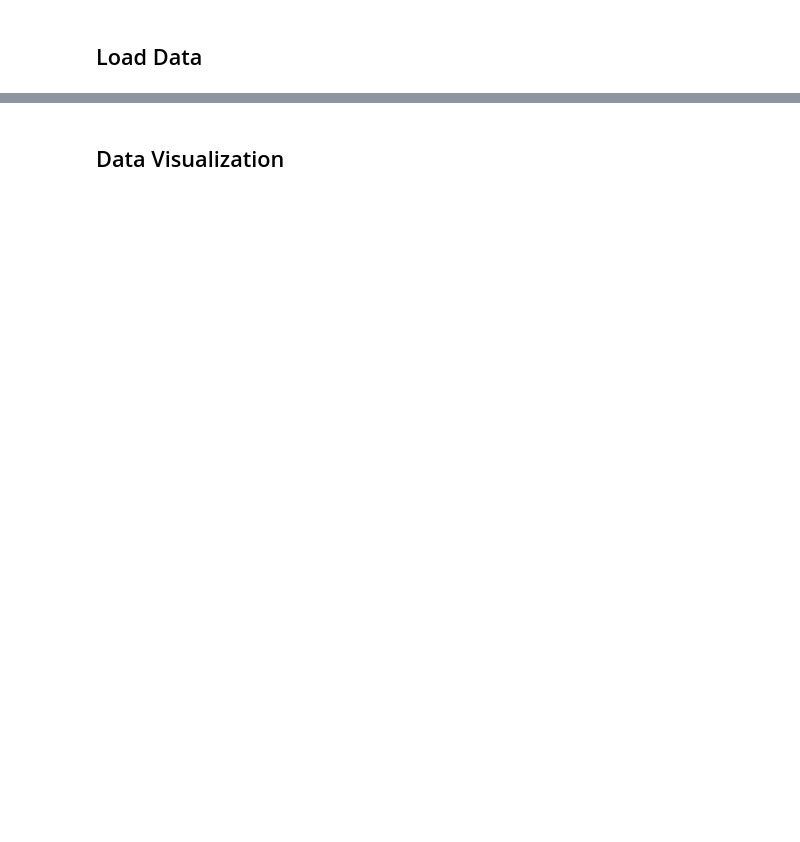
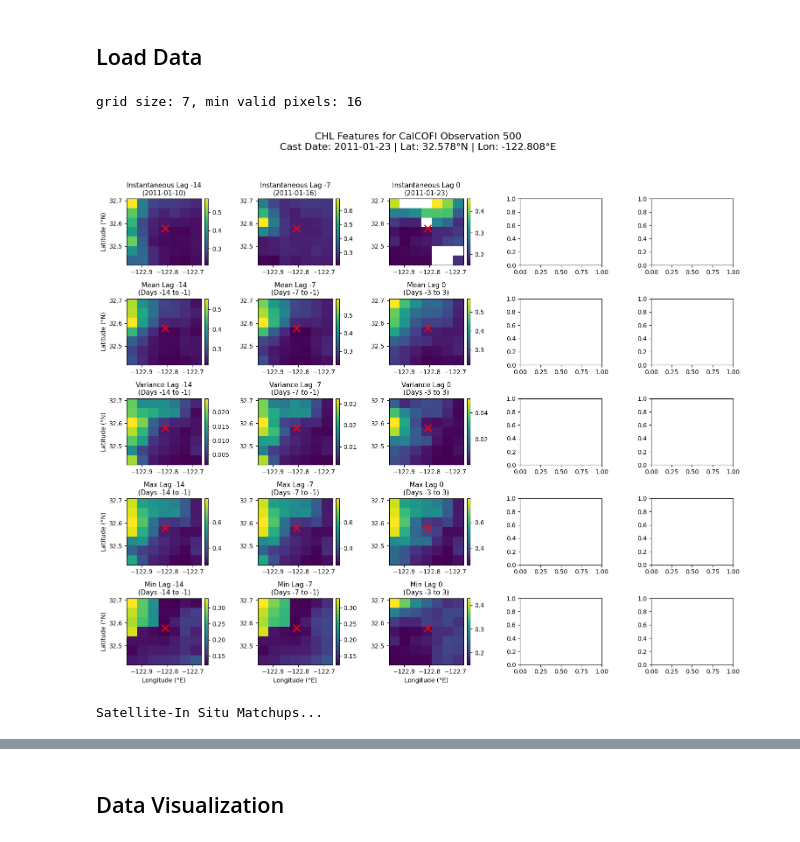
Before and after one commit to decarpenter/primary-productivity, a Jupyter notebook: notebooks/03 Combine NPP and Satellite Data.ipynb, the cells around one changed output, grey strips where cells are left out. Saved outputs shown, nothing was run; the diff lists cells and outputs as text; code cells hidden in the pictures; blank space fills up the shorter version.

```diff
--- a/notebooks/03 Combine NPP and Satellite Data.ipynb
+++ b/notebooks/03 Combine NPP and Satellite Data.ipynb
@@ -22,5 +22,16 @@ warnings.filterwarnings('ignore', message=".*Increasing number of chunks.*")
 ## Load Data
 # %%
 # Load satellite data
-# satellite_ds = xr.open_zarr('/Users/deliacarpenter/Desktop/Research/primary-productivity/data/merged_satellite_data_4km_daily.zarr')
-satellite_ds = xr.open_zarr('/Users/deliacarpenter/Desktop/Research/primary-productivity/data/merged_satellite_data_4km_daily_CHLSSTPAR.zarr')
+satellite_ds = xr.open_zarr('../data/merged_satellite_data_4km_daily.zarr')
+
+# # Satellite data bounds (in WGS 84 / Plate Carree projection)
+# min_lon, max_lon = -125.25, -116.8
+# min_lat, max_lat = 29.3, 36.9
+
+# # Open MODIS 8-day data
+# search_pattern = os.path.join('../data/modis-8day/processed_yearly', "*.nc")
+# modis_ds = xr.open_mfdataset(search_pattern, combine='by_coords', join='outer')
+# satellite_ds = modis_ds.sel(lat=slice(max_lat, min_lat), lon=slice(min_lon, max_lon))
+# satellite_ds = satellite_ds.rename({'lat': 'latitude', 'lon': 'longitude'})
+# satellite_ds = satellite_ds.resample(time='1D').ffill()
+# satellite_ds
@@ -65,10 +71,12 @@ def calculate_grid_window(res_km, target_area_km2=729, valid_fraction=1/3):
     return n, min_valid_pixels
 # %%
 # Load Integrated NPP Data from CalCOFI Bottle Survey
-npp = pd.read_csv('../data/CalCOFI_IntC14.csv', index_col=0)
+npp = pd.read_csv('../data/CalCOFI_IntC14_with_Pbopt.csv', index_col=0)                             ######## changed
 npp['Date'] = pd.to_datetime(npp['Date'])
 npp = npp.sort_values(by='Date').reset_index(drop=True)
-npp = npp[npp.Date >= '1997-09-04'].reset_index(drop=True)
+# npp = npp[npp.Date >= '1997-09-04'].reset_index(drop=True)
+modis_start_date = "2002-07-04"                                                                     ######## changed
+npp = npp[npp.Date >= modis_start_date].reset_index(drop=True)                                      ######## changed
 
 # Precompute nearest lat/lon indices
 ds_lats = satellite_ds.latitude.values
@@ -78,7 +86,7 @@ npp['ilat'] = np.abs(ds_lats[:, None] - npp['Latitude'].values).argmin(axis=0)
 npp['ilon'] = np.abs(ds_lons[:, None] - npp['Longitude'].values).argmin(axis=0)
 
 # Calculate grid size and min_valid_pixels for satellite data
-res_km = 9
+res_km = 4
 grid_size, min_valid_pixels = calculate_grid_window(res_km)
 print(f'grid size: {grid_size}, min valid pixels: {min_valid_pixels}')
 
@@ -94,6 +102,8 @@ ds_times = satellite_ds.time.values.astype('datetime64[D]')
 npp_times = npp['Date'].values.astype('datetime64[D]')
 npp['itime'] = np.searchsorted(ds_times, npp_times)
 npp['itime'] = np.clip(npp['itime'], 0, len(ds_times) - 1)
+# %% [output]
+grid size: 7, min valid pixels: 16
 # %%
 def extract_satellite_features(i, npp_row, var, da_numpy, time_values, min_valid_pixels):
 
@@ -105,12 +115,12 @@ def extract_satellite_features(i, npp_row, var, da_numpy, time_values, min_valid
         -14 : ( -14 , -1  ),  # past two weeks (days -14 to -1)
         -7  : ( -7  , -1  ),  # past one week  (days -7 to -1)
         0   : ( -3  , 3  ),   # current week   (days -3 to +3)
-        7   : ( 1   , 7  ),   # next week      (days 1 to 7)
-        14  : ( 1   , 14 )    # next two weeks (days 1 to 14)
+        # 7   : ( 1   , 7  ),   # next week      (days 1 to 7)
+        # 14  : ( 1   , 14 )    # next two weeks (days 1 to 14)
     }
 
     # Time lags for lagged features
-    lags = [-14, -7, 0, 7, 14]
+    lags = [-14, -7, 0 ] #, 7, 14]
 
     # Extract coordinates from the row
     lat0, lat1, lon0, lon1, itime = npp_row.lat0, npp_row.lat1, npp_row.lon0, npp_row.lon1, npp_row.itime
@@ -170,7 +180,7 @@ def extract_satellite_features(i, npp_row, var, da_numpy, time_values, min_valid
 # Example
 i = 500
 npp_row = npp.loc[i]
-var = 'chlor_a'
+var = 'CHL'
 da_obj = satellite_ds[var].compute()
 da_numpy = da_obj.values
 time_values = da_obj.time.values
@@ -179,13 +189,15 @@ features = extract_satellite_features(i, npp_row, var, da_numpy, time_values, mi
 # %%
 # Visualize features of one variable for one NPP observation
 
-lags = [-14, -7, 0, 7, 14]
+lags = [-14, -7, 0 ] #, 7, 14]
 stats = ['value', 'mean', 'variance', 'max', 'min']
 # vmin = 0
 # vmax = 20
 
 # Time offsets for moving-window statistics relative to day 0 - inclusive intervals
-WINDOWS = {-14: (-14, -1), -7: (-7, -1), 0: (-3, 3), 7: (1, 7), 14: (1, 14)}
+WINDOWS = {-14: (-14, -1), -7: (-7, -1), 0: (-3, 3),
+           # 7: (1, 7), 14: (1, 14)
+          }
 
 # 1. Extract physical lat/lon arrays for this specific local grid bounding box
 # Calculate the physical resolution step size of your grid cells
@@ -213,35 +225,37 @@ for r, stat in enumerate(stats):
         # Show the spatial grid map
         im = ax.pcolormesh(local_lons, local_lats, grid_data,
                            shading='auto', cmap='viridis')
 
         # Handle dynamic titles containing the actual chosen fallback dates
         if stat == 'value':
             chosen_date = features[f'date_{lag}']
             if pd.isnull(chosen_date):
                 title = f'Instantaneous Lag {lag}\n(No Valid Data)'
             else:
                 date_str = pd.Timestamp(chosen_date).strftime("%Y-%m-%d")
                 title = f'Instantaneous Lag {lag}\n({date_str})'
         else:
             # For moving windows, display the explicit inclusive day range
             win_start, win_end = WINDOWS[lag]
             title = f'{stat.capitalize()} Lag {lag}\n(Days {win_start} to {win_end})'
 
         ax.set_title(title, fontsize=11)
 
         # 4. Plot the exact CalCOFI drop location over the map grid
         ax.plot(npp_row['Longitude'], npp_row['Latitude'], 'rx', markersize=12, markeredgewidth=2)
 
         # Add labels on outer edges for a clean plot matrix
         if r == 4: ax.set_xlabel('Longitude (°E)')
         if c == 0: ax.set_ylabel('Latitude (°N)')
 
         fig.colorbar(im, ax=ax, orientation='vertical', fraction=0.046, pad=0.04)
 
 plt.tight_layout(rect=[0, 0, 1, 0.95])
 plt.show()
+# %% [output]
+[figure, added]
 # %%
-def process_var(var):
+def process_var(var, folder_path):
     # Load the variable into memory
     da_obj = satellite_ds[var].compute()
     da_numpy = da_obj.values
@@ -256,7 +270,7 @@ def process_var(var):
 
     # Reconstruct the dataset
     data_vars = {}
-    for lag in [-14, -7, 0, 7, 14]:
+    for lag in [-14, -7, 0 ]: #, 7, 14]:
         for stat in ['value', 'mean', 'variance', 'max', 'min']:
             arr = np.stack([res[f'{var}_{stat}_{lag}'] for res in results_list])
             data_vars[f'{stat}_{lag}'] = (('npp', 'lat', 'lon'), arr.astype(np.float32))
@@ -271,7 +285,7 @@ def process_var(var):
         coords={'npp': npp.index.values, 'date': ('npp', npp['Date'].values)}
     )
 
-    ds.to_netcdf(f'../data/satellite_features_CHLSSTPAR/{var}.nc', engine='netcdf4')                 #### changed
+    ds.to_netcdf(f'{folder_path}/{var}.nc', engine='netcdf4')
 
     # Critical Memory Cleanup
     del da_obj, da_numpy, results_list, ds
@@ -281,12 +295,14 @@ def process_var(var):
 input_vars = list(satellite_ds.data_vars)
 
 # Create folder to store results
-folder_path = '../data/satellite_features_CHLSSTPAR'                                                 #### changed
+folder_path = '../data/satellite_features_physiology'                                                 #### changed
 os.makedirs(folder_path, exist_ok=True)
 
 print('Satellite-In Situ Matchups...')
 for var in tqdm(input_vars):
-    process_var(var)
+    process_var(var, folder_path)
+# %% [output]
+Satellite-In Situ Matchups...
 # %%
 # Visualize features of one variable for one NPP observation
 
```
Also changed, not shown: parts of 7 cells of this notebook.
